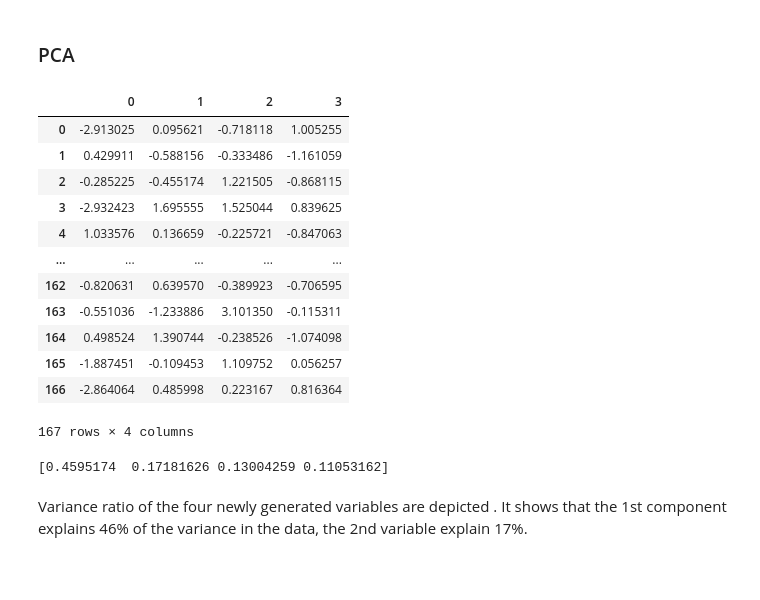
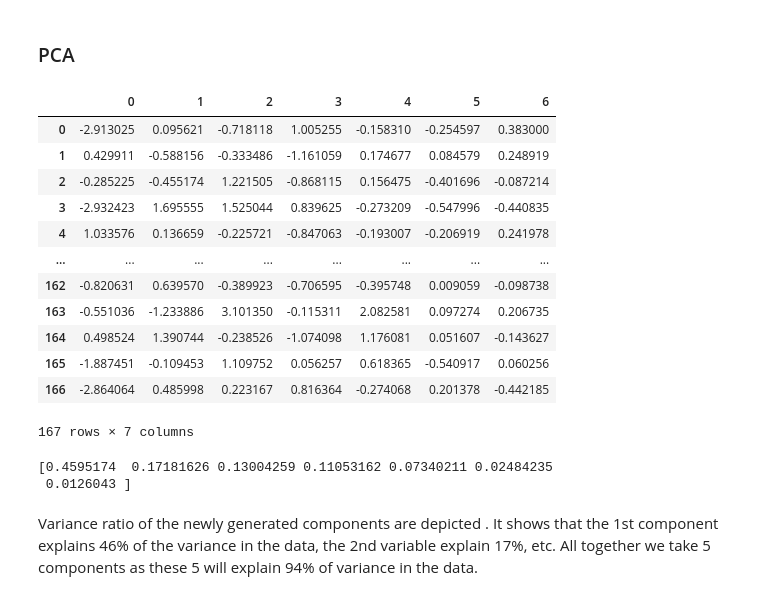
Before and after one commit to BehroozGharleghi/Unsupervised_Learning_project, a Jupyter notebook: Mini_project_unsupervised-Vicky-Behrooz-Shola.ipynb, the cells around one changed output. Drawn from its saved outputs; the diff is of its cells as text; code cells hidden in the pictures; blank space fills up the shorter version.

```diff
--- a/Mini_project_unsupervised-Vicky-Behrooz-Shola.ipynb
+++ b/Mini_project_unsupervised-Vicky-Behrooz-Shola.ipynb
@@ -152,5 +141,5 @@ country_df2.head()
 # %%
 #country_df2.drop(['country'], axis=1, inplace=True)
 # %%
-country_df3=country_df2
-country_df4=country_df2
+country_df3=country_df2.copy()
+country_df4=country_df2.copy()
@@ -317,6 +322,6 @@ silhouette=[]
 for k in no_K:
     km=KMeans(n_clusters=k, random_state=100)
     km.fit(country_df3)
-    silhouette.append(silhouette_score(country_df2, km.predict(country_df2)))
+    silhouette.append(silhouette_score(country_df3, km.predict(country_df3)))
 print(silhouette)
 # %% [output]
@@ -419,27 +433,28 @@ country_df3.head()
 # %%
 from sklearn.decomposition import PCA
 # %%
-pca = PCA(n_components=4)
+pca = PCA(n_components=7)
 pca.fit(country_df4)
 components = pca.transform(country_df4)
 pd.DataFrame(components)
 # %% [output]
-|  | 0 | 1 | 2 | 3 |
-| 0 | -2.913025 | 0.095621 | -0.718118 | 1.005255 |
-| 1 | 0.429911 | -0.588156 | -0.333486 | -1.161059 |
-| 2 | -0.285225 | -0.455174 | 1.221505 | -0.868115 |
-| 3 | -2.932423 | 1.695555 | 1.525044 | 0.839625 |
-| 4 | 1.033576 | 0.136659 | -0.225721 | -0.847063 |
-| ... | ... | ... | ... | ... |
-| 162 | -0.820631 | 0.639570 | -0.389923 | -0.706595 |
-| 163 | -0.551036 | -1.233886 | 3.101350 | -0.115311 |
-| 164 | 0.498524 | 1.390744 | -0.238526 | -1.074098 |
-| 165 | -1.887451 | -0.109453 | 1.109752 | 0.056257 |
-| 166 | -2.864064 | 0.485998 | 0.223167 | 0.816364 |
+|  | 0 | 1 | 2 | 3 | 4 | 5 | 6 |
+| 0 | -2.913025 | 0.095621 | -0.718118 | 1.005255 | -0.158310 | -0.254597 | 0.383000 |
+| 1 | 0.429911 | -0.588156 | -0.333486 | -1.161059 | 0.174677 | 0.084579 | 0.248919 |
+| 2 | -0.285225 | -0.455174 | 1.221505 | -0.868115 | 0.156475 | -0.401696 | -0.087214 |
+| 3 | -2.932423 | 1.695555 | 1.525044 | 0.839625 | -0.273209 | -0.547996 | -0.440835 |
+| 4 | 1.033576 | 0.136659 | -0.225721 | -0.847063 | -0.193007 | -0.206919 | 0.241978 |
+| ... | ... | ... | ... | ... | ... | ... | ... |
+| 162 | -0.820631 | 0.639570 | -0.389923 | -0.706595 | -0.395748 | 0.009059 | -0.098738 |
+| 163 | -0.551036 | -1.233886 | 3.101350 | -0.115311 | 2.082581 | 0.097274 | 0.206735 |
+| 164 | 0.498524 | 1.390744 | -0.238526 | -1.074098 | 1.176081 | 0.051607 | -0.143627 |
+| 165 | -1.887451 | -0.109453 | 1.109752 | 0.056257 | 0.618365 | -0.540917 | 0.060256 |
+| 166 | -2.864064 | 0.485998 | 0.223167 | 0.816364 | -0.274068 | 0.201378 | -0.442185 |
-167 rows × 4 columns
+167 rows × 7 columns
 # %%
 print(pca.explained_variance_ratio_)
 # %% [output]
-[0.4595174  0.17181626 0.13004259 0.11053162]
+[0.4595174  0.17181626 0.13004259 0.11053162 0.07340211 0.02484235
+ 0.0126043 ]
 # %% [markdown]
-Variance ratio of the four newly generated variables are depicted . It shows that the 1st component explains 46% of the variance in the data, the 2nd variable explain 17%.
+Variance ratio of the  newly generated components are depicted . It shows that the 1st component explains 46% of the variance in the data, the 2nd variable explain 17%, etc. All together we take 5 components as these 5 will explain 94% of variance in the data.
```
Also changed, not shown: parts of 18 cells of this notebook.
